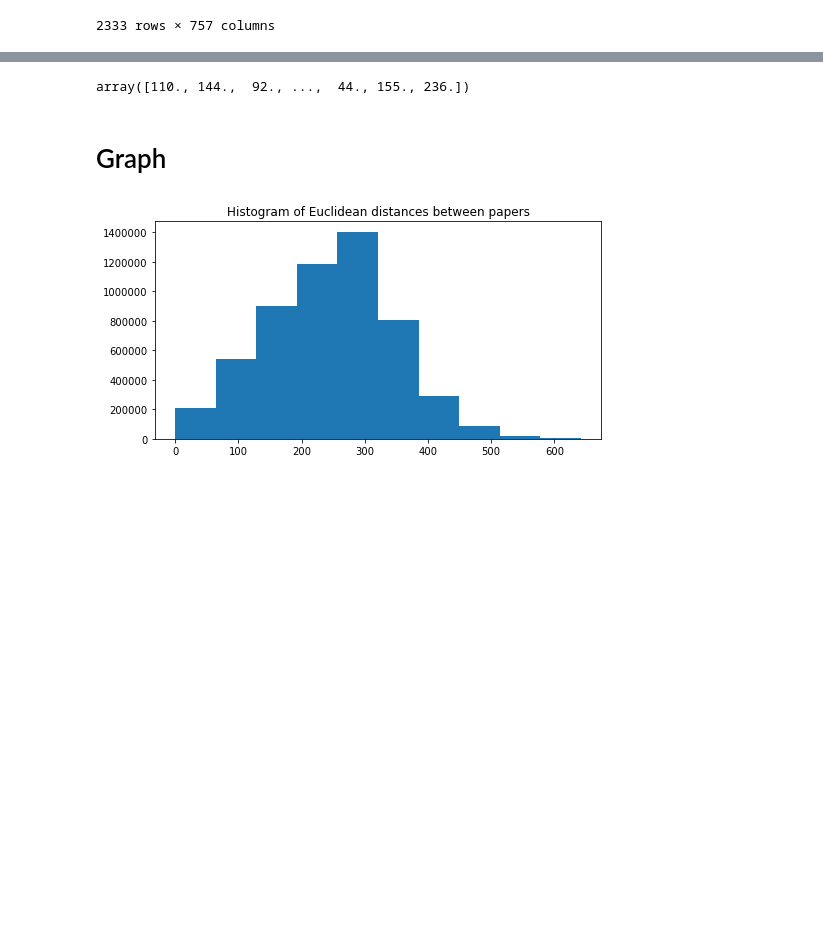
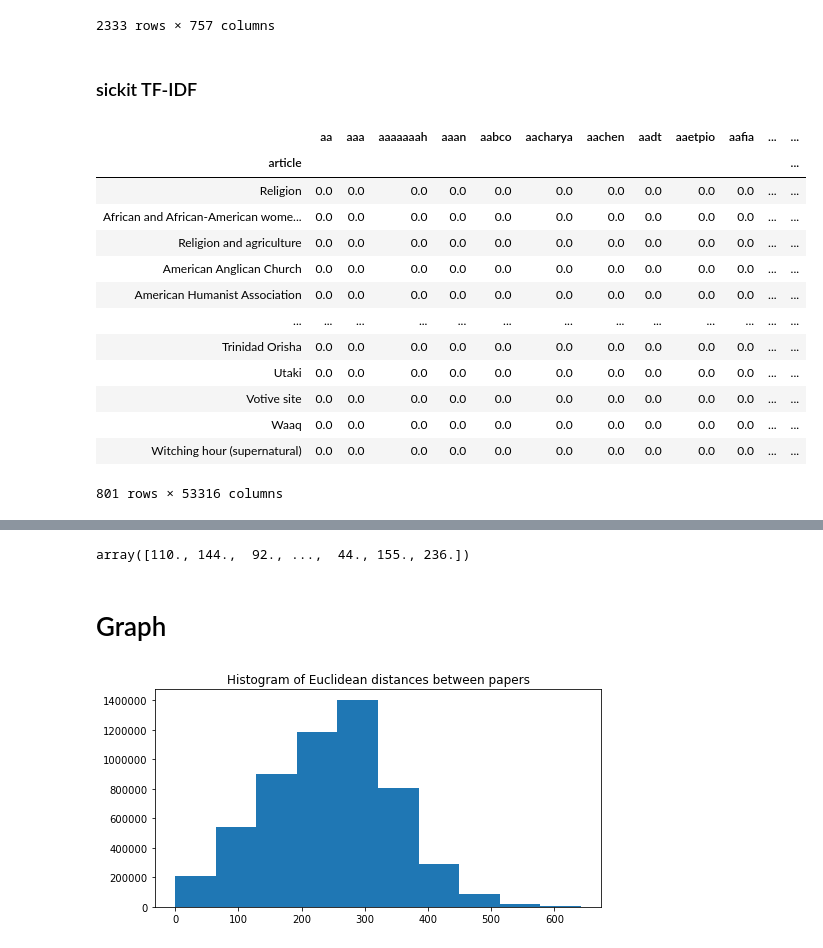
Before and after one commit to aaag97/ntds-projects, a Jupyter notebook: Project/wikipedia.ipynb, the cells around one changed output, grey strips where cells are left out. Cells and saved outputs as stored; diff of their text form; code cells hidden in the pictures; blank space fills up the shorter version.

Commit message:
add tf-idf using sickit

```diff
--- a/Project/wikipedia.ipynb
+++ b/Project/wikipedia.ipynb
@@ -235,3 +207,39 @@ df3
 | Åke Green | 0.0 | 0.0 | 0.0 | 0.0 | 0.0 | 1.0 | 1.0 | 0.0 | 0.0 | 0.0 | ... |
 | Đạo Mẫu | 0.0 | 1.0 | 1.0 | 0.0 | 0.0 | 0.0 | 0.0 | 0.0 | 0.0 | 0.0 | ... |
 2333 rows × 757 columns
+# %% [markdown]
+### sickit TF-IDF
+# %%
+#remove strings like "10,000"
+#religion_df['words'] = religion_df['words'].apply(lambda word_list: list(filter(lambda word: (',' not in word), word_list)))
+#only keep strings that contain alphabet chars
+religion_df['words'] = religion_df['words'].apply(lambda word_list: list(filter(lambda word: word.isalpha(), word_list)))
+# create a column with all words concatenated
+religion_df['words_string'] = religion_df['words'].apply(lambda words_list: " ".join(words_list))
+
+# tfidf
+vectorizer = TfidfVectorizer()
+vectors = vectorizer.fit_transform(religion_df['words_string'])
+feature_names = vectorizer.get_feature_names()
+#dense = vectors.todense()
+#denselist = dense.tolist()
+
+#tf_idf_religion = pd.DataFrame(denselist, columns=feature_names, index = religion_df['article'])
+#tf_idf_religion.to_pickle('tf_idf_religion')
+tf_idf_religion = pd.read_pickle('tf_idf_files/tf_idf_religion')
+tf_idf_religion
+# %% [output]
+|  | aa | aaa | aaaaaaah | aaan | aabco | aacharya | aachen | aadt | aaetpio | aafia | ... | ... |
+| article |  |  |  |  |  |  |  |  |  |  |  | ... |
+| Religion | 0.0 | 0.0 | 0.0 | 0.0 | 0.0 | 0.0 | 0.0 | 0.0 | 0.0 | 0.0 | ... | ... |
+| African and African-American wome... | 0.0 | 0.0 | 0.0 | 0.0 | 0.0 | 0.0 | 0.0 | 0.0 | 0.0 | 0.0 | ... | ... |
+| Religion and agriculture | 0.0 | 0.0 | 0.0 | 0.0 | 0.0 | 0.0 | 0.0 | 0.0 | 0.0 | 0.0 | ... | ... |
+| American Anglican Church | 0.0 | 0.0 | 0.0 | 0.0 | 0.0 | 0.0 | 0.0 | 0.0 | 0.0 | 0.0 | ... | ... |
+| American Humanist Association | 0.0 | 0.0 | 0.0 | 0.0 | 0.0 | 0.0 | 0.0 | 0.0 | 0.0 | 0.0 | ... | ... |
+| ... | ... | ... | ... | ... | ... | ... | ... | ... | ... | ... | ... | ... |
+| Trinidad Orisha | 0.0 | 0.0 | 0.0 | 0.0 | 0.0 | 0.0 | 0.0 | 0.0 | 0.0 | 0.0 | ... | ... |
+| Utaki | 0.0 | 0.0 | 0.0 | 0.0 | 0.0 | 0.0 | 0.0 | 0.0 | 0.0 | 0.0 | ... | ... |
+| Votive site | 0.0 | 0.0 | 0.0 | 0.0 | 0.0 | 0.0 | 0.0 | 0.0 | 0.0 | 0.0 | ... | ... |
+| Waaq | 0.0 | 0.0 | 0.0 | 0.0 | 0.0 | 0.0 | 0.0 | 0.0 | 0.0 | 0.0 | ... | ... |
+| Witching hour (supernatural) | 0.0 | 0.0 | 0.0 | 0.0 | 0.0 | 0.0 | 0.0 | 0.0 | 0.0 | 0.0 | ... | ... |
+801 rows × 53316 columns
```
Also changed, not shown: parts of 20 cells of this notebook, 3 other files.
